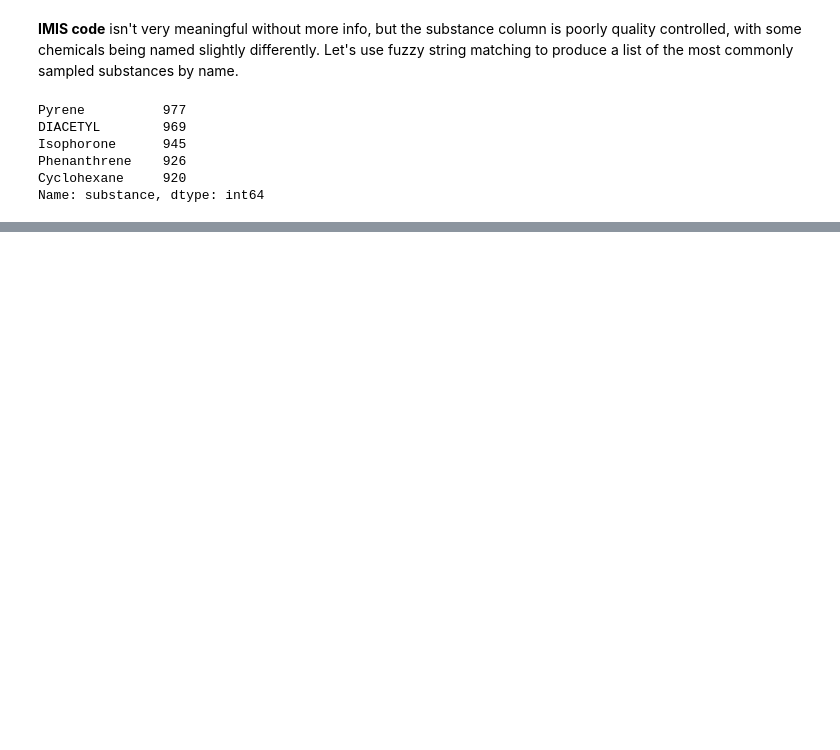
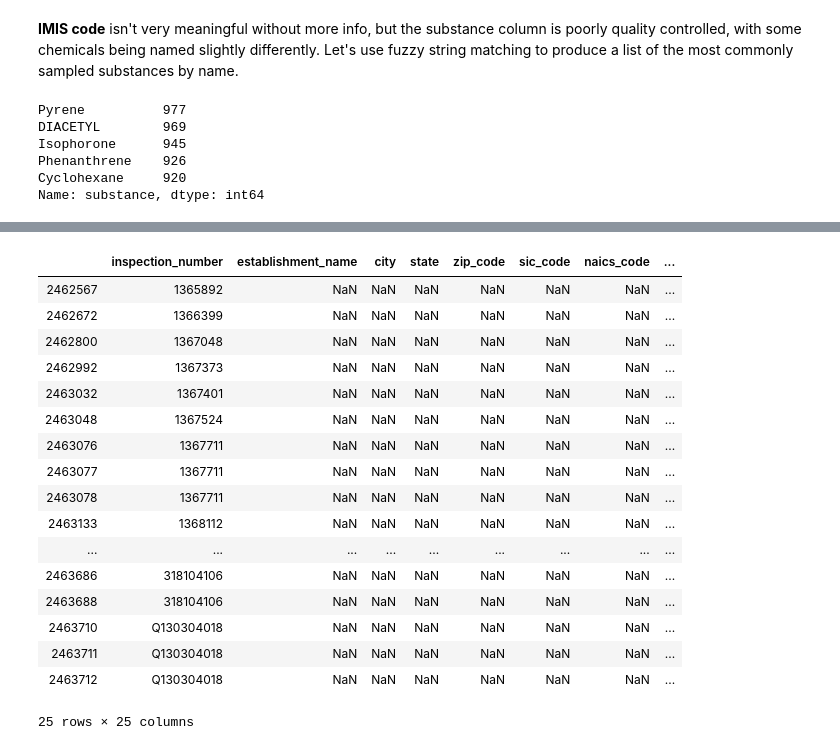
Before and after one commit to puruckertom/occupational_exposure, a Jupyter notebook: osha_data_exploration.ipynb, the cells around one changed output, grey strips where cells are left out. Drawn from its saved outputs; the diff is of its cells as text; code cells hidden in the pictures; blank space fills up the shorter version.

```diff
--- a/osha_data_exploration.ipynb
+++ b/osha_data_exploration.ipynb
@@ -86,3 +137,24 @@ Name: substance, dtype: int64
+# %%
+osha[osha.unit_of_measurement=='N'].tail(25)
+# %% [output]
+|  | inspection_number | establishment_name | city | state | zip_code | sic_code | naics_code | ... |
+| 2462567 | 1365892 | NaN | NaN | NaN | NaN | NaN | NaN | ... |
+| 2462672 | 1366399 | NaN | NaN | NaN | NaN | NaN | NaN | ... |
+| 2462800 | 1367048 | NaN | NaN | NaN | NaN | NaN | NaN | ... |
+| 2462992 | 1367373 | NaN | NaN | NaN | NaN | NaN | NaN | ... |
+| 2463032 | 1367401 | NaN | NaN | NaN | NaN | NaN | NaN | ... |
+| 2463048 | 1367524 | NaN | NaN | NaN | NaN | NaN | NaN | ... |
+| 2463076 | 1367711 | NaN | NaN | NaN | NaN | NaN | NaN | ... |
+| 2463077 | 1367711 | NaN | NaN | NaN | NaN | NaN | NaN | ... |
+| 2463078 | 1367711 | NaN | NaN | NaN | NaN | NaN | NaN | ... |
+| 2463133 | 1368112 | NaN | NaN | NaN | NaN | NaN | NaN | ... |
+| ... | ... | ... | ... | ... | ... | ... | ... | ... |
+| 2463686 | 318104106 | NaN | NaN | NaN | NaN | NaN | NaN | ... |
+| 2463688 | 318104106 | NaN | NaN | NaN | NaN | NaN | NaN | ... |
+| 2463710 | Q130304018 | NaN | NaN | NaN | NaN | NaN | NaN | ... |
+| 2463711 | Q130304018 | NaN | NaN | NaN | NaN | NaN | NaN | ... |
+| 2463712 | Q130304018 | NaN | NaN | NaN | NaN | NaN | NaN | ... |
+25 rows × 25 columns
 # %%
 osha
 # %% [output]
```
Also changed, not shown: parts of 11 cells of this notebook, 1 other file.
